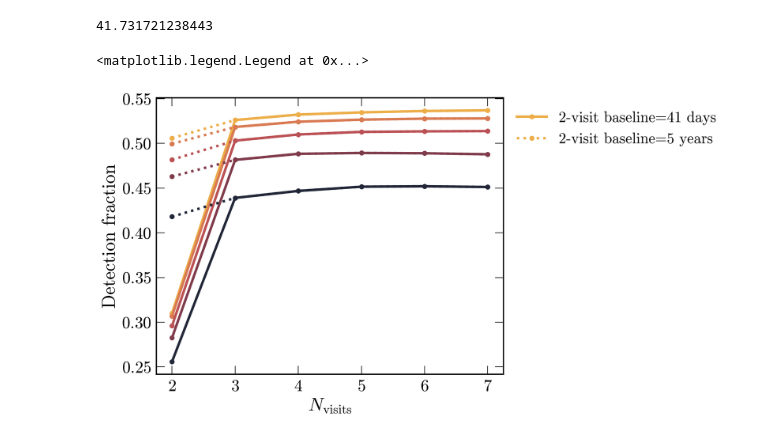
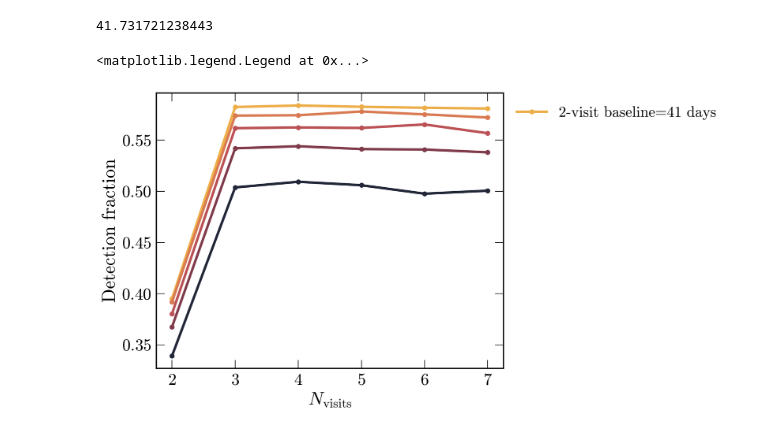
Before and after one commit to anya-m-phillips/via_binaries, a Jupyter notebook: test.ipynb, the cells around one changed output. Cells and saved outputs as stored; diff of their text form; code cells hidden in the pictures.

Commit message:
discovering a bug in the detection fraction fraction function:

```diff
--- a/test.ipynb
+++ b/test.ipynb
@@ -65,17 +68,22 @@ WARNING: VerifyWarning: It is strongly recommended that column names contain onl
 ### deciding that each stream star gets 2 ehrs
 exptimes = np.linspace(1*u.s.to(u.hr), 2, 500)
 ervs = []
+ervs_highz = []
 for ehr in exptimes:
     erv = viamock.errors.get_viaspec_errors(G=17, feh=-2.0, logteff = np.log10(4700), exptime_ehr=ehr)
+    erv_highz = viamock.errors.get_viaspec_errors(G=17, feh=0.0, logteff = np.log10(4700), exptime_ehr=ehr)
     ervs.append(erv[0])
+    ervs_highz.append(erv_highz[0])
 
 ervs = np.array(ervs)
 
 fig, ax = plt.subplots()
-ax.plot(exptimes, ervs)
-ax.set_xlabel('Exposure time (effective hr whatever that means)', fontsize=15)
+ax.plot(exptimes, ervs, label=r'[Fe/H]$=-2.0$')
+ax.plot(exptimes, ervs_highz, label=r'[Fe/H]$=0.0$')
+ax.set_xlabel('Exposure time (effective hr)', fontsize=15)
+ax.legend(loc='upper right')
 ax.set_ylabel(r'$\sigma_{\rm RV}~(\rm km~s^{-1})$')
 ax.set_yscale("log")
-ax.set_ylim(0.1, 2)
+ax.set_ylim(0.06, 2)
 ax.set_xscale("log")
 # %% [output]
@@ -288,8 +308,10 @@ def get_obstime_list(N, DT_list):
 # %%
 ### also:
 # change number of visits and include a SNR hit -- see via science book -- total exposure time should be the same.
+
+rng = np.random.default_rng(seed=42)
+
 max_exposuretime = 2 # effective hours
-
 
 DT_low_mean_days = 60
 survey_duration_days = int(5*365)
@@ -341,7 +363,7 @@ for Gmag in Gmags_list:
         exposure_time_per_visit = max_exposuretime/nvisits
         erv = viamock.errors.get_viaspec_errors(G=Gmag, feh=-2.0, logteff=np.log10(4700), exptime_ehr=exposure_time_per_visit)[0]
 
-        rvs = paf.get_rvs(params, obstimes, verbose=False)
+        rvs = paf.get_rvs(params, obstimes, verbose=False, add_noise=True, noise_level = erv, rng=rng)
         detected, deltavsys = paf.get_detections(
             erv, # km/s
             rvs,
@@ -428,37 +450,37 @@ for k, G in enumerate(Gmags_list):
     axs.plot(nvisits_list, detection_fractions_this_G,marker='o', c=cc[k], label=r"2-visit baseline=%i days"%first_2_visits_spread if k==0 else None)
             #  label=r'$G=%i$'%G)
 
-    detection_fractions_ALT_this_G = detection_fractions_ALT[k]
-    axs.plot(nvisits_list, detection_fractions_ALT_this_G, marker='o', c=cc[k], linestyle="dotted",
-             label=r"2-visit baseline=5 years" if k==0 else None)
+    # detection_fractions_ALT_this_G = detection_fractions_ALT[k]
+    # axs.plot(nvisits_list, detection_fractions_ALT_this_G, marker='o', c=cc[k], linestyle="dotted",
+    #          label=r"2-visit baseline=5 years" if k==0 else None)
 
 
     # axs[1].plot(nvisits_list, ervs_this_G, marker='o', label=r'$G=%i$'%G, c=cc[k])
 
 # axs[0].set_yticks()
 axs.set_ylabel('Detection fraction')
 # axs[1].set_ylabel(r'$\sigma_{\rm RV}~\rm[km~s^{-1}]$')
 
 # axs[0].set_ylim(0.485, 0.49)
 
 # for ax in axs:
 axs.set_xlabel(r'$N_{\rm visits}$')
 # axs.set_xlim(2.5, max(nvisits_list)+0.5)
 axs.set_xticks(nvisits_list)
 axs.minorticks_off()
 # axs.set_yticks(np.arange(0.45, 0.55, 0.01))
 
 # axs.set_xscale('log')
 # axs.set_yscale('log')
     # ax.set_yscale('log')
     # ax.set_xscale('log')
     # ax.set_ylim(0,1)
 axs.legend(loc='upper left', bbox_to_anchor=[1,1])
 
 # axs.set_ylim(0.42, 0.46)
 
 # axs.set_xscale('log')
 # axs.set_yscale('log')
 # %% [output]
 <matplotlib.legend.Legend at 0x...>
-[figure, old version]
+[figure, new version]
```
Also changed, not shown: parts of 10 cells of this notebook, 1 other file.
